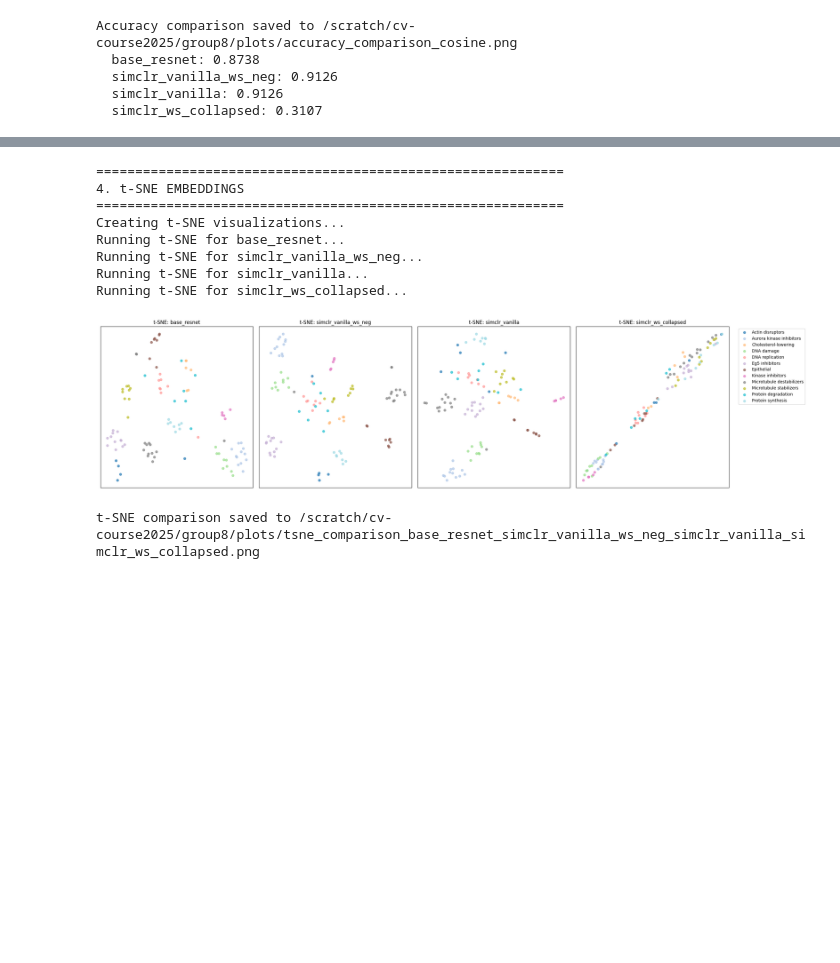
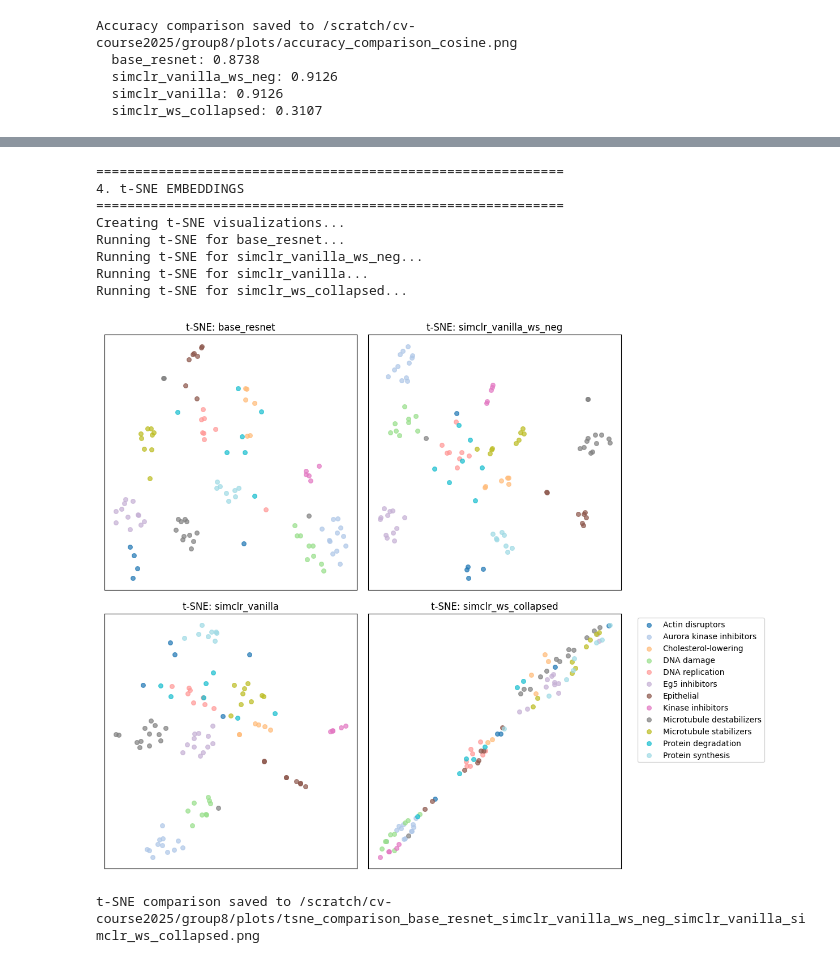
Before and after one commit to lukagerlach/CompoundProfiling, a Jupyter notebook: notebooks/evaluate_models.ipynb, the cells around one changed output, grey strips where cells are left out. Cells and saved outputs as stored; diff of their text form; code cells hidden in the pictures; blank space fills up the shorter version.

```diff
--- a/notebooks/evaluate_models.ipynb
+++ b/notebooks/evaluate_models.ipynb
@@ -162,26 +162,25 @@ Similarity comparison saved to /scratch/cv-course2025/group8/plots/similarity_co
 # %%
 # 4. t-SNE EMBEDDINGS
 print("\n" + "="*60)
 print("4. t-SNE EMBEDDINGS")
 print("="*60)
 
 print("Creating t-SNE visualizations...")
 plot_tsne_comparison(
     MODELS_TO_COMPARE,
     data_root=DATA_ROOT,
-    output_dir=OUTPUT_DIR,
-    figsize=(6*len(MODELS_TO_COMPARE), 6)
+    output_dir=OUTPUT_DIR
 )
 # %% [output]
 ============================================================
 4. t-SNE EMBEDDINGS
 ============================================================
 Creating t-SNE visualizations...
 Running t-SNE for base_resnet...
 Running t-SNE for simclr_vanilla_ws_neg...
 Running t-SNE for simclr_vanilla...
 Running t-SNE for simclr_ws_collapsed...
-[figure, old version]
+[figure, new version]
 t-SNE comparison saved to /scratch/cv-course2025/group8/plots/tsne_comparison_base_resnet_simclr_vanilla_ws_neg_simclr_vanilla_simclr_ws_collapsed.png
 # %%
 # 5. UMAP EMBEDDINGS
```
Also changed, not shown: parts of 3 cells of this notebook, 2 other files.
